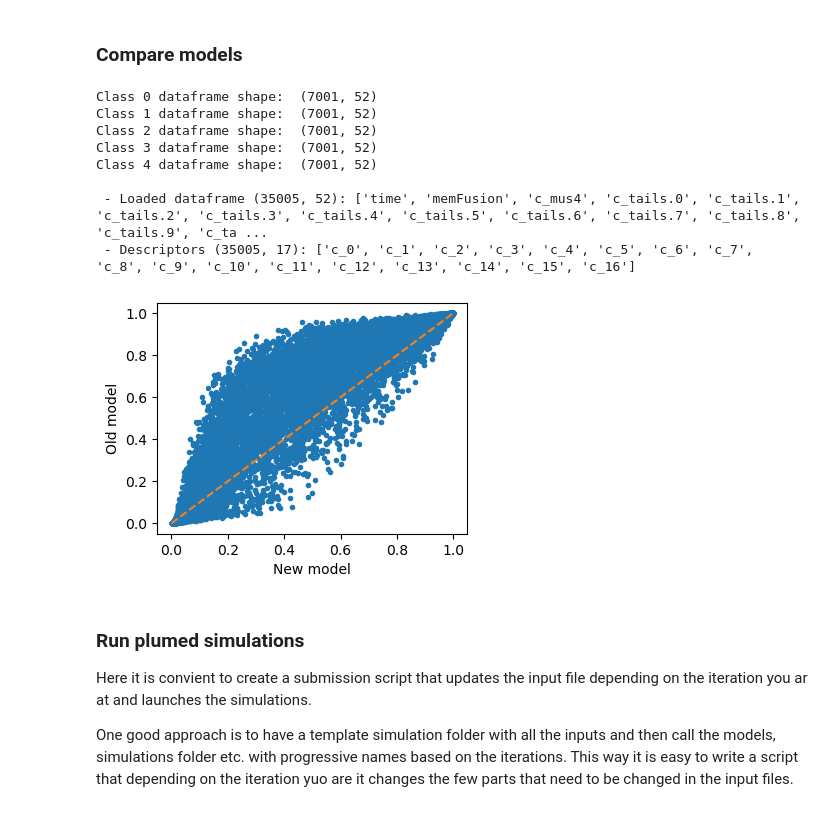
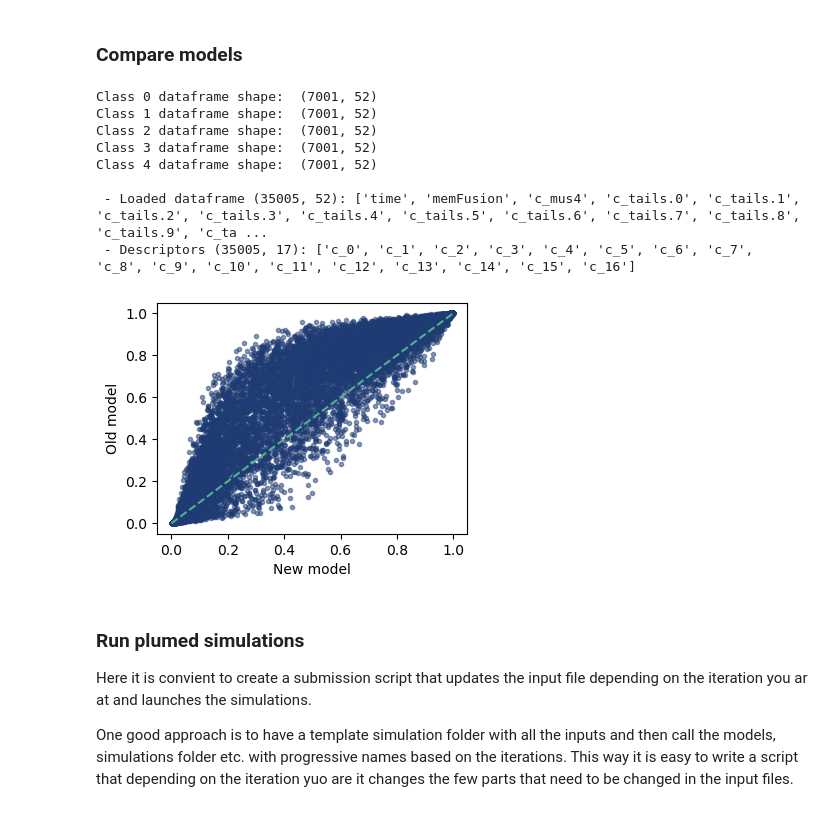
Before and after one commit to giorgiarossii/membrane_fusion_committor, a Jupyter notebook: training_example.ipynb, the cells around one changed output. Cells and saved outputs as stored; diff of their text form; code cells hidden in the pictures.

```diff
--- a/training_example.ipynb
+++ b/training_example.ipynb
@@ -505,36 +532,36 @@ load_args = [
              {'start' : 15000, 'stop': 100000, 'stride': 5},
             ]
 
 # #######################################################################################
 
 test_dataset, test_dataframe = create_dataset_from_files(file_names = filenames,
                                                create_labels = True,
                                                filter_args={'regex' : r'^c_[0-9]'},
                                                return_dataframe = True,
                                                load_args=load_args,
                                                verbose = True)
 
 pred_A = model_new(test_dataset['data']).detach()
 pred_B = model_old(test_dataset['data']).detach()
 
 # plot results
 plt.figure(figsize=(4,3))
-plt.plot(pred_A, pred_B, '.')
+plt.plot(pred_A, pred_B, '.', c='fessa0', alpha=0.5)
 plt.xlabel('New model')
 plt.ylabel('Old model')
 # plot reference line
-plt.plot( [0,1], [0, 1], ls='dashed')
+plt.plot( [0,1], [0, 1], ls='dashed', c='fessa2')
 plt.show()
 # %% [output]
 Class 0 dataframe shape:  (7001, 52)
 Class 1 dataframe shape:  (7001, 52)
 Class 2 dataframe shape:  (7001, 52)
 Class 3 dataframe shape:  (7001, 52)
 Class 4 dataframe shape:  (7001, 52)
 
  - Loaded dataframe (35005, 52): ['time', 'memFusion', 'c_mus4', 'c_tails.0', 'c_tails.1', 'c_tails.2', 'c_tails.3', 'c_tails.4', 'c_tails.5', 'c_tails.6', 'c_tails.7', 'c_tails.8', 'c_tails.9', 'c_ta ...
  - Descriptors (35005, 17): ['c_0', 'c_1', 'c_2', 'c_3', 'c_4', 'c_5', 'c_6', 'c_7', 'c_8', 'c_9', 'c_10', 'c_11', 'c_12', 'c_13', 'c_14', 'c_15', 'c_16']
-[figure, old version]
+[figure, new version]
 # %% [markdown]
 ### Run plumed simulations
 Here it is convient to create a submission script that updates the input file depending on the iteration you ar at and launches the simulations.
```
Also changed, not shown: parts of 12 cells of this notebook.
